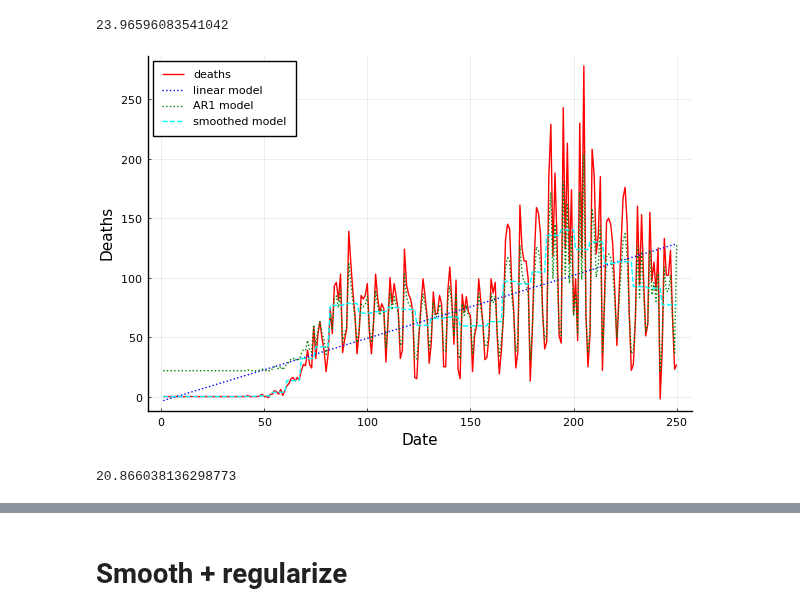
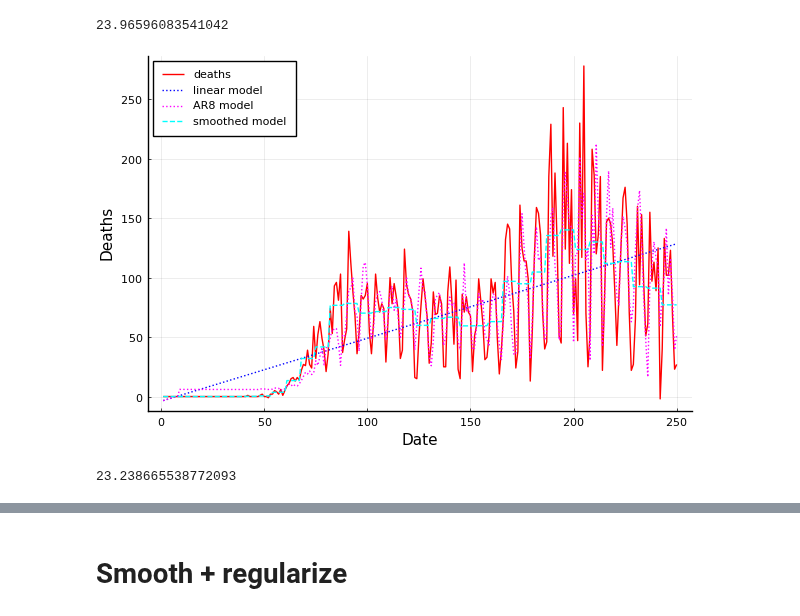
Before and after one commit to ORIE4741/demos, a Jupyter notebook: Predicting COVID.ipynb, the cells around one changed output, grey strips where cells are left out. Saved outputs shown, nothing was run; the diff lists cells and outputs as text; code cells hidden in the pictures.

```diff
--- a/Predicting COVID.ipynb
+++ b/Predicting COVID.ipynb
@@ -81,16 +88,15 @@ ylabel!("Deaths")
 X = [df[1:end-1,:deaths] ones(n-1)]
 y = df[2:end,:deaths]
 w = X\y
-df[!,:pred_ar1] = vcat(X*w, df[end,:pred_linear]);
+df[!,:pred_ar1] = vcat(df[1,:pred_linear], X*w);
 
 # what if we only know deaths 3 days late?
 # X = [df[1:end-3,:deaths] ones(n-3)]
 # y = df[4:end,:deaths]
 # w = X\y
-# df[!,:pred_ar1] = vcat(X*w, df[end-2:end,:pred_linear]);
+# df[!,:pred_ar1] = vcat(df[1:3,:pred_linear], X*w);
 
 # also try: 7 day lag
 
-# evaluate error
-MAE = sum(abs.(df[:deaths] - df[:pred_ar1])) / n
+evaluate_error(df[:pred_ar1])
 # %% [output]
@@ -112,9 +118,0 @@ ylabel!("Deaths")
-# %%
-# how about using the date *and* lagged outcomes?
-X = [df[1:end-1,:deaths] 1:(n-1) ones(n-1)]
-y = df[2:end,:deaths]
-w = X\y
-df[!,:pred_ar1_lin] = vcat(X*w, df[end,:pred_linear]);
-
-# evaluate error
-MAE = sum(abs.(df[:deaths] - df[:pred_ar1_lin])) / n
@@ -124,0 +121,9 @@ About the same, so I won't plot it.
+# %%
+n_lags = 8
+X = hcat([df[n_lags-i+1:end-i,:deaths] for i=1:n_lags]...)
+X = [X ones(n-n_lags)]
+y = df[n_lags+1:end,:deaths]
+w = X\y
+df[!,:pred_arn] = vcat(df[1:n_lags,:pred_linear], X*w);
+
+evaluate_error(df[:pred_arn])
@@ -179,12 +209,12 @@ MAE = sum(abs.(df[:deaths] - df[:pred_smooth])) / n
 # %%
 plot(df.dateshort, df.deaths, color=:red, label="deaths")
 plot!(df.dateshort, df.pred_linear, color=:blue, linestyle=:dot, label="linear model")
-plot!(df.dateshort, df.pred_ar1, color=:green, linestyle=:dot, label="AR1 model")
+plot!(df.dateshort, df.pred_arn, color=:magenta, linestyle=:dot, label="AR$n_lags model")
 plot!(df.dateshort, df.pred_smooth, color=:cyan, linestyle=:dash, label="smoothed model")
 xlabel!("Date")
 ylabel!("Deaths")
 # %% [output]
-[figure, old version]
+[figure, new version]
 # %%
 # AR1 + smoothing
 knot_freq = 7
@@ -201,12 +231,12 @@ X = X ./ sum(X, dims=2)
 X = [df[1:end-1,:deaths] X[2:end,:] ones(n-1)]
 y = df[2:end,:deaths]
 w = X\y
-df[!,:pred_smooth] = vcat(X*w, df[end,:pred_linear]);
+df[!,:pred_smooth] = vcat(df[1,:pred_linear], X*w);
 
 # evaluate error
 MAE = sum(abs.(df[:deaths] - df[:pred_smooth])) / n
 # %% [output]
-20.866038136298773
+23.238665538772093
 # %%
 plot(df.dateshort, df.deaths, color=:red, label="deaths")
 plot!(df.dateshort, df.pred_linear, color=:blue, linestyle=:dot, label="linear model")
```
Also changed, not shown: parts of 14 cells of this notebook.
